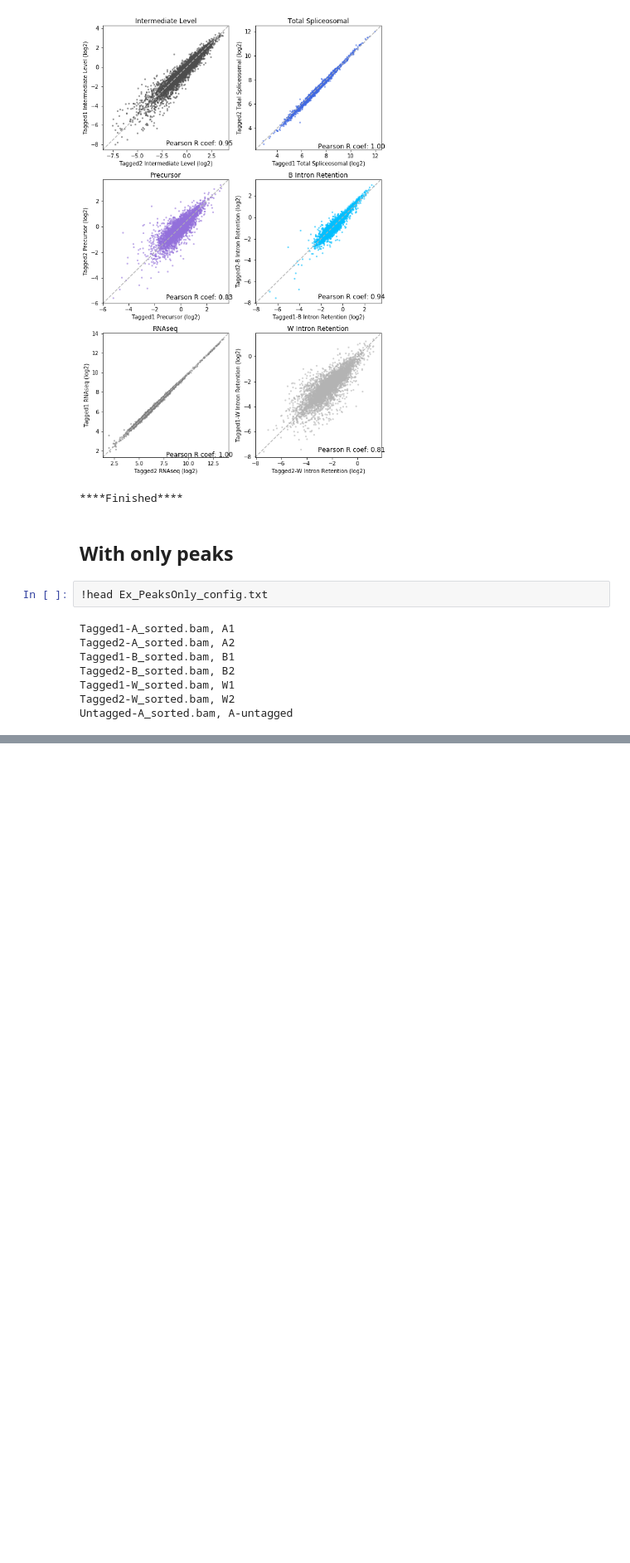
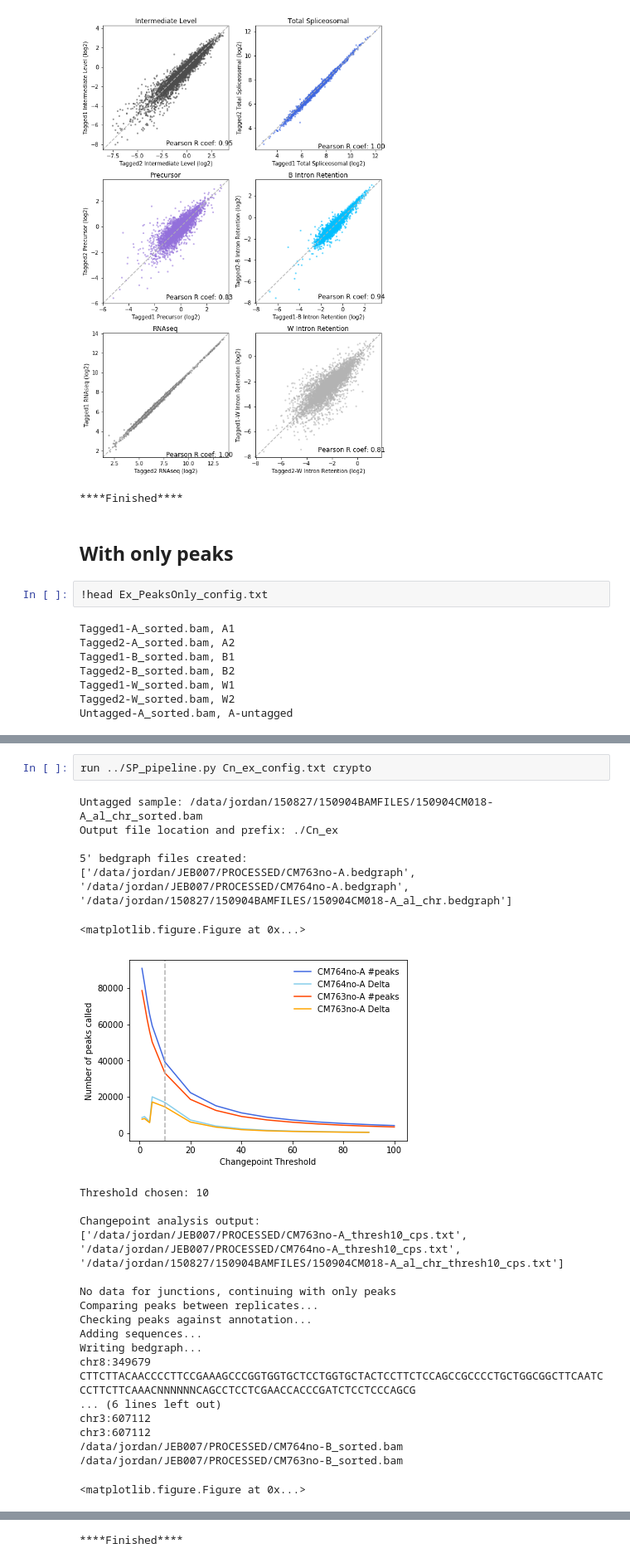
Before and after one commit to jeburke/SPTools, a Jupyter notebook: Example/Example_usage.ipynb, the cells around one changed output, grey strips where cells are left out. Shown at 83% size. Drawn from its saved outputs; the diff is of its cells as text; blank space fills up the shorter version.

```diff
--- a/Example/Example_usage.ipynb
+++ b/Example/Example_usage.ipynb
@@ -89,0 +90,28 @@ See the caveats in the documentation: http://pandas.pydata.org/pandas-docs/stabl
+# %%
+run ../SP_pipeline.py Cn_ex_config.txt crypto
+# %% [output]
+Untagged sample: /data/jordan/150827/150904BAMFILES/150904CM018-A_al_chr_sorted.bam
+Output file location and prefix: ./Cn_ex
+
+5' bedgraph files created:
+['/data/jordan/JEB007/PROCESSED/CM763no-A.bedgraph', '/data/jordan/JEB007/PROCESSED/CM764no-A.bedgraph', '/data/jordan/150827/150904BAMFILES/150904CM018-A_al_chr.bedgraph']
+<matplotlib.figure.Figure at 0x...>
+[figure, added]
+Threshold chosen: 10
+
+Changepoint analysis output:
+['/data/jordan/JEB007/PROCESSED/CM763no-A_thresh10_cps.txt', '/data/jordan/JEB007/PROCESSED/CM764no-A_thresh10_cps.txt', '/data/jordan/150827/150904BAMFILES/150904CM018-A_al_chr_thresh10_cps.txt']
+
+No data for junctions, continuing with only peaks
+Comparing peaks between replicates...
+Checking peaks against annotation...
+Adding sequences...
+Writing bedgraph...
+chr8:349679
+CTTCTTACAACCCCTTCCGAAAGCCCGGTGGTGCTCCTGGTGCTACTCCTTCTCCAGCCGCCCCTGCTGGCGGCTTCAATCCCTTCTTCAAACNNNNNNCAGCCTCCTCGAACCACCCGATCTCCTCCCAGCG
+... (6 lines left out)
+chr3:607112
+chr3:607112
+/data/jordan/JEB007/PROCESSED/CM764no-B_sorted.bam
+/data/jordan/JEB007/PROCESSED/CM763no-B_sorted.bam
+<matplotlib.figure.Figure at 0x...>
@@ -89,0 +119 @@ See the caveats in the documentation: http://pandas.pydata.org/pandas-docs/stabl
+****Finished****
```
Also changed, not shown: parts of 3 cells of this notebook, 1 other file.
